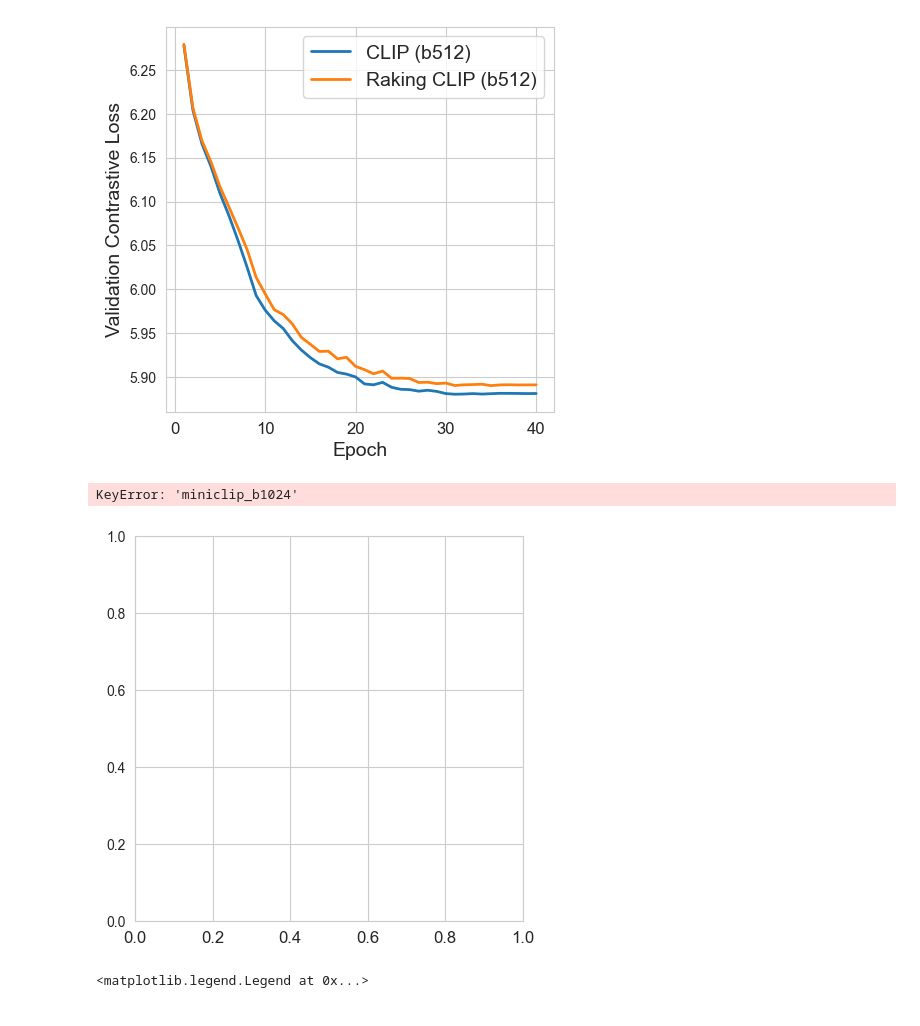
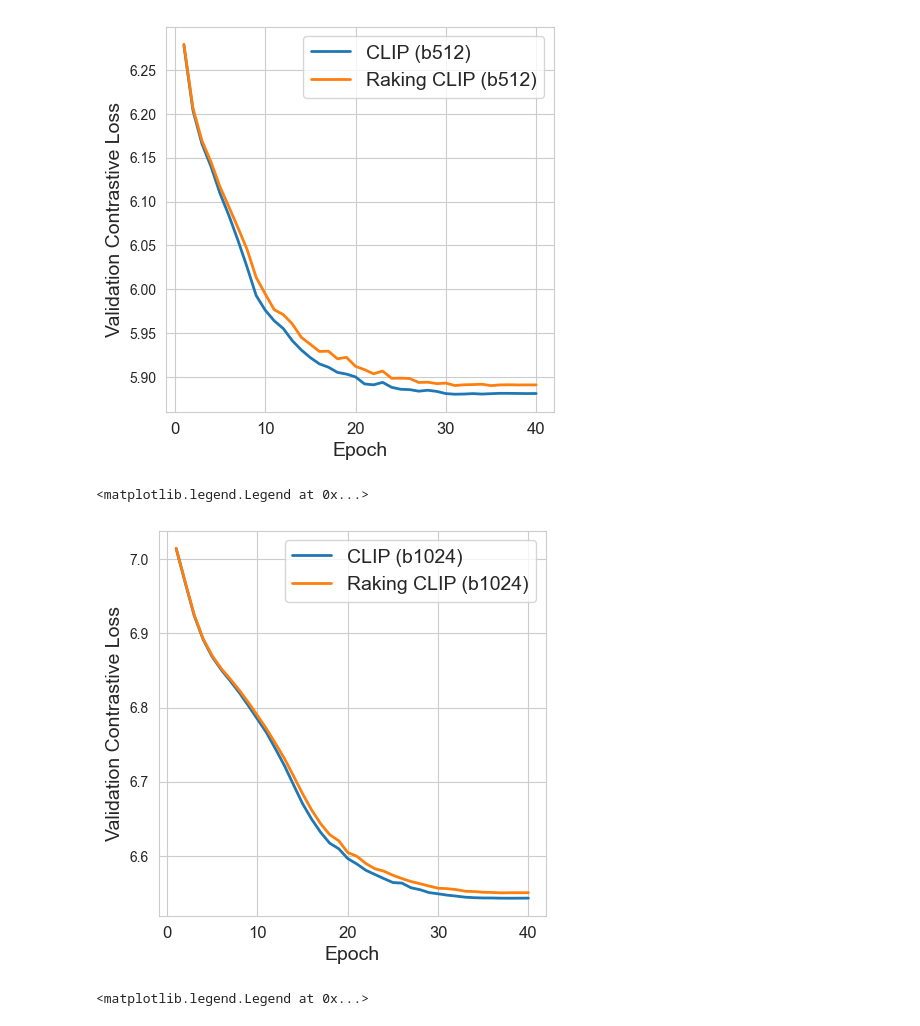
Before and after one commit to ronakdm/open_clip_dev, a Jupyter notebook: notebooks/training_curves.ipynb, the cells around one changed output. Saved outputs shown, nothing was run; the diff lists cells and outputs as text; code cells hidden in the pictures.

Commit message:
RR Figures

```diff
--- a/notebooks/training_curves.ipynb
+++ b/notebooks/training_curves.ipynb
@@ -51,38 +51,38 @@ ax.legend()
 # %%
 methods = {
     "miniclip_b1024": "../logs/ViT-Mini-32-ImageNet-Captions-C10-b1024",
     "rrminiclip_b1024_k50": "../logs/RR-ViT-Mini-32-ImageNet-Captions-C10-b1024",
 }
 
 labels = {
-    "miniclip_b512": "CLIP (b1024)",
-    "rrminiclip_b512_k50": "Raking CLIP (b1024)",
+    "miniclip_b1024": "CLIP (b1024)",
+    "rrminiclip_b1024_k50": "Raking CLIP (b1024)",
 }
 
-filename = "clip_b1024.pdf"
+filename = "clip_b1024"
 
 losses = {method:[] for method in methods}
 for method in methods:
     res_dir = methods[method]
     with jsonlines.open(os.path.join(res_dir, 'checkpoints/results.jsonl')) as f:
         for line in f.iter():
             losses[method].append(line['clip_val_loss'])
 
 sns.set_style("whitegrid")
 
 fig, ax = plt.subplots(1, 1, figsize=(5, 5))
 
 for method in methods:
     loss = np.array(losses[method])
     ax.plot(np.arange(len(loss)) + 1, losses[method], label=labels[method], linewidth=2)
 
 ax.set_xlabel("Epoch")
 ax.set_ylabel("Validation Contrastive Loss")
-plt.savefig(f"figures/{filename}", bbox_inches="tight")
+plt.savefig(f"figures/{filename}.pdf", bbox_inches="tight")
 ax.legend()
 # %% [output]
-KeyError: 'miniclip_b1024'
+<matplotlib.legend.Legend at 0x...>
-[figure, old version]
+[figure, new version]
 # %%
 methods = {
     "miniclip_b128": "../logs/ViT-Mini-32-ImageNet-Captions-C10-b128",
```
Also changed, not shown: parts of 2 cells of this notebook, 1 other file.
